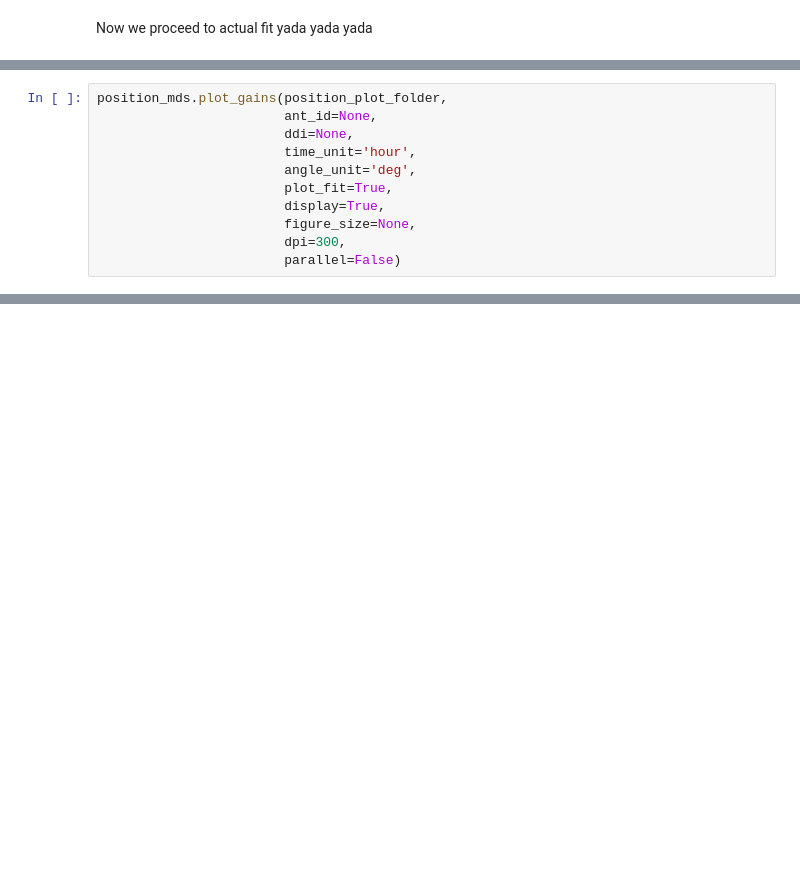
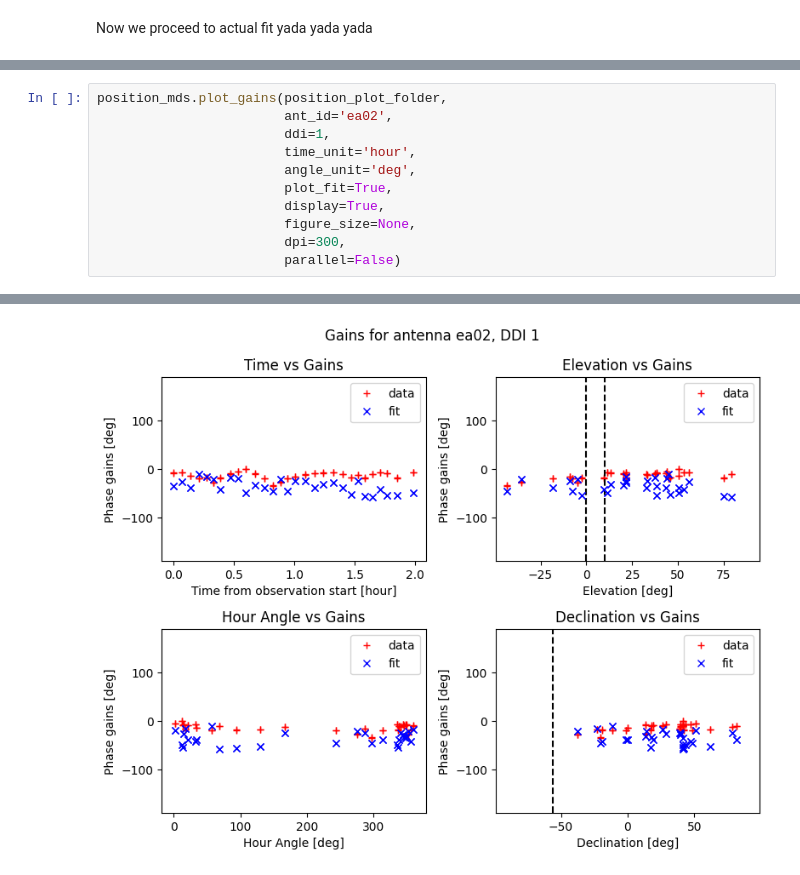
Before and after one commit to casangi/astrohack, a Jupyter notebook: docs/locit_tutorial.ipynb, the cells around one changed output, grey strips where cells are left out. Drawn from its saved outputs; the diff is of its cells as text; blank space fills up the shorter version.

```diff
--- a/docs/locit_tutorial.ipynb
+++ b/docs/locit_tutorial.ipynb
@@ -91,7 +254,7 @@ position_mds.plot_sky_coverage(position_plot_folder,
 # %%
 position_mds.plot_gains(position_plot_folder,
-                        ant_id=None,
-                        ddi=None,
+                        ant_id='ea02',
+                        ddi=1,
                         time_unit='hour',
                         angle_unit='deg',
                         plot_fit=True,
@@ -99,3 +262,4 @@ position_mds.plot_gains(position_plot_folder,
                         figure_size=None,
                         dpi=300,
                         parallel=False)
+# %% [output]
@@ -101,0 +267 @@ position_mds.plot_gains(position_plot_folder,
+[figure, added]
```
Also changed, not shown: parts of 19 cells of this notebook.
